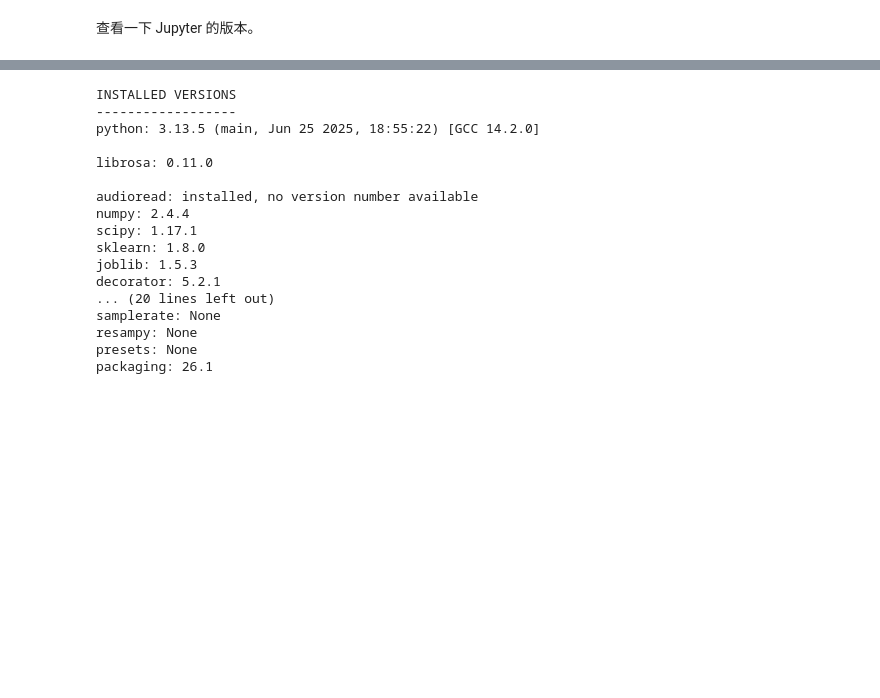
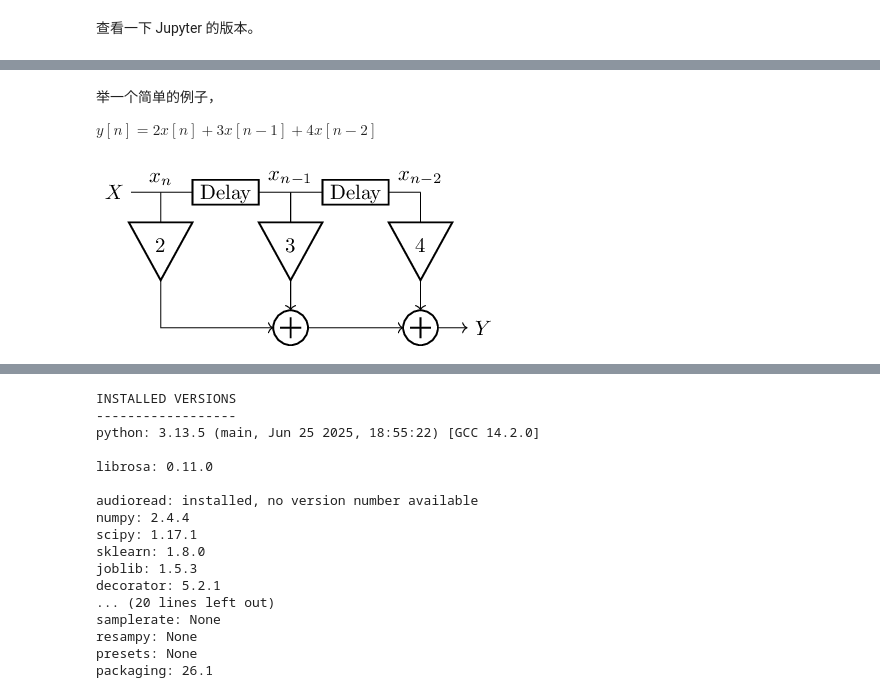
Before and after one commit to chenshuo/notes, a Jupyter notebook: notebooks/dsp/2a-convolution.ipynb, the cells around one changed output, grey strips where cells are left out. Saved outputs shown, nothing was run; the diff lists cells and outputs as text; code cells hidden in the pictures; blank space fills up the shorter version.

```diff
--- a/notebooks/dsp/2a-convolution.ipynb
+++ b/notebooks/dsp/2a-convolution.ipynb
@@ -67,0 +45,4 @@ $Output = Convolve(Input, ImpulseResponse)$
+# %% [markdown]
+举一个简单的例子，
+
+$y[n] = 2x[n] + 3x[n-1] + 4x[n-2]$
@@ -67,0 +51,19 @@ $Output = Convolve(Input, ImpulseResponse)$
+# %%
+%%tikz -ct
+
+\tikzset{european resistors};
+\draw (0, 0) node [left] {$X$}
+  to [short] ++(0.5, 0) coordinate (In) node [above] {$x_n$}
+  to [R=Delay,label distance=-13pt] ++(2.2, 0) coordinate (X1) node [above] {$x_{n-1}$}
+  to [R=Delay,label distance=-13pt] ++(2.2, 0) coordinate (X2) node [above] {$x_{n-2}$};
+
+\draw [->] (X1) to [amp,n=M1] ++(0, -2) node [scale=0.6, adder, anchor=n] (A1) {};
+\draw [->] (X2) to [amp,n=M2] ++(0, -2) node [scale=0.6, adder, anchor=n] (A2) {};
+\draw [->] (In) to [amp,n=M0] ++(0, -2) to (In |- A1) to (A1.w);
+\draw [->] (A1.e) to (A2.w);
+\draw [->] (A2.e) to [short] ++(0.5, 0) node [right] {$Y$};
+\draw (M0) ++(0, 0.1) node [] {$2$};
+\draw (M1) ++(0, 0.1) node [] {$3$};
+\draw (M2) ++(0, 0.1) node [] {$4$};
+# %% [output]
+[figure, added]
```
Also changed, not shown: parts of 9 cells of this notebook, 4 other files.
